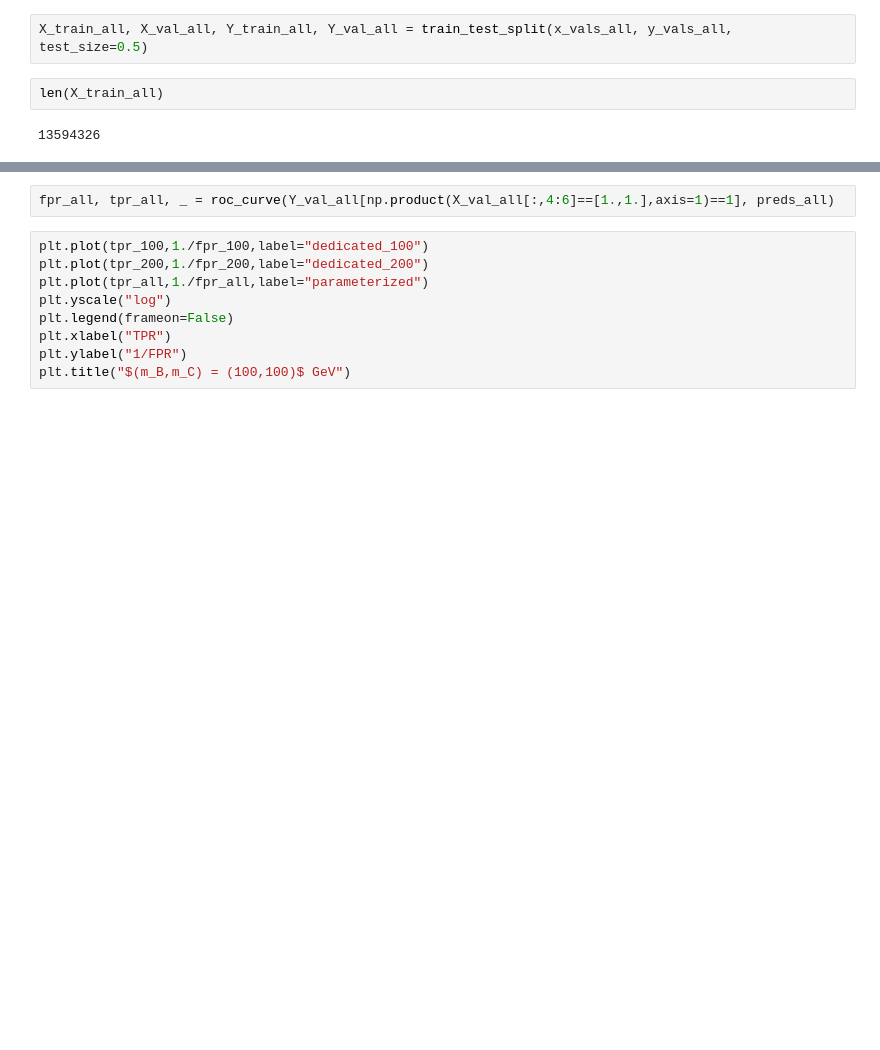
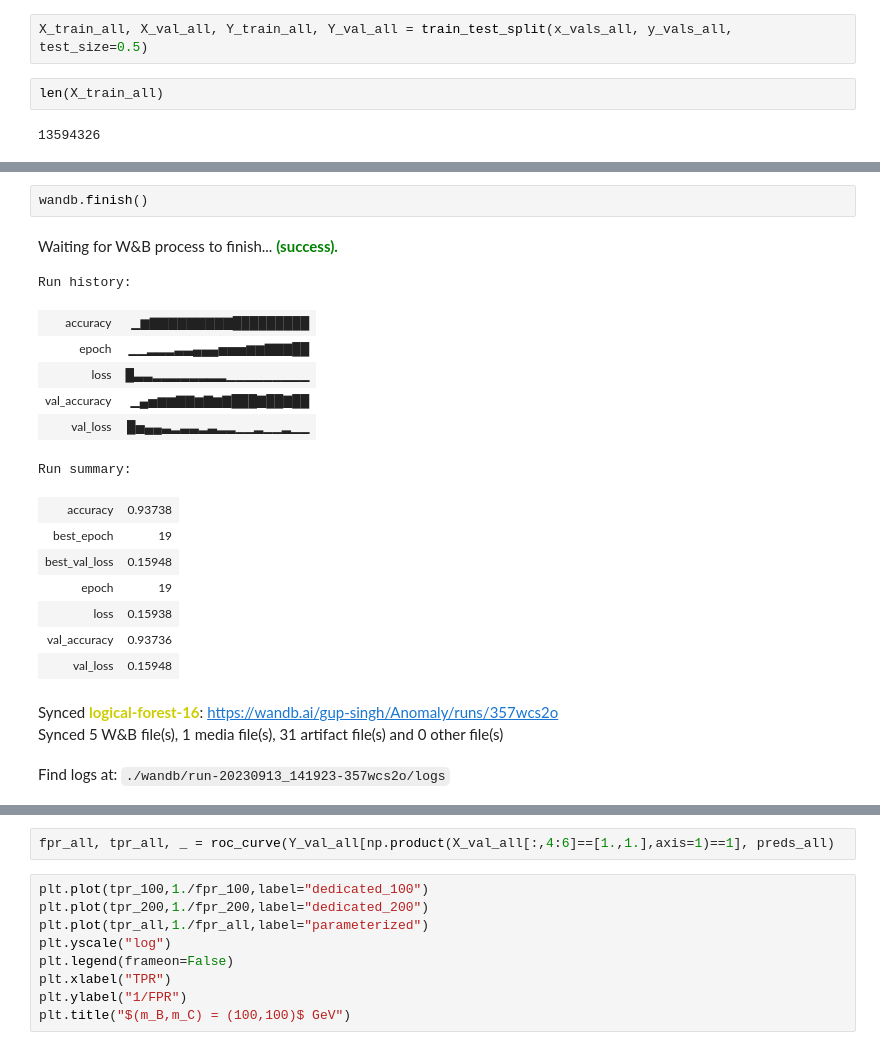
Before and after one commit to GitGup/SemiWeaklySupervised, a Jupyter notebook: Anomaly.ipynb, the cells around one changed output, grey strips where cells are left out. Cells and saved outputs as stored; diff of their text form; blank space fills up the shorter version.

```diff
--- a/Anomaly.ipynb
+++ b/Anomaly.ipynb
@@ -537,3 +652,24 @@ Epoch 20/20
+# %%
+wandb.finish()
+# %% [output]
+Waiting for W&B process to finish... (success).
+Run history:
+| accuracy | ▁▆▇▇▇▇▇▇▇▇▇█████████ |
+| epoch | ▁▁▂▂▂▃▃▄▄▄▅▅▅▆▆▇▇▇██ |
+| loss | █▃▃▂▂▂▂▂▂▂▂▁▁▁▁▁▁▁▁▁ |
+| val_accuracy | ▁▄▅▆▆▇▇▆▇▆▇███▇██▇██ |
+| val_loss | █▅▄▄▃▂▃▃▂▃▂▂▁▁▂▁▁▂▁▁ |
+Run summary:
+| accuracy | 0.93738 |
+| best_epoch | 19 |
+| best_val_loss | 0.15948 |
+| epoch | 19 |
+| loss | 0.15938 |
+| val_accuracy | 0.93736 |
+| val_loss | 0.15948 |
+Synced logical-forest-16: https://wandb.ai/gup-singh/Anomaly/runs/357wcs2o
+Synced 5 W&B file(s), 1 media file(s), 31 artifact file(s) and 0 other file(s)
+Find logs at: ./wandb/run-20230913_141923-357wcs2o/logs
 # %%
 # Plot the training and validation loss
 plt.plot(myhistory_all.history['loss'])
```
Also changed, not shown: parts of 24 cells of this notebook.
